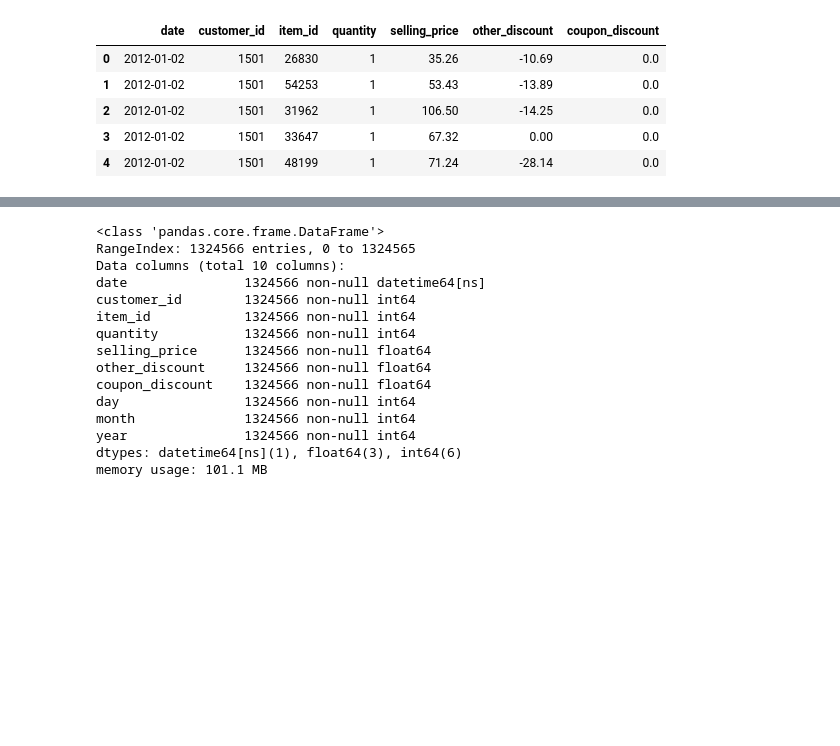
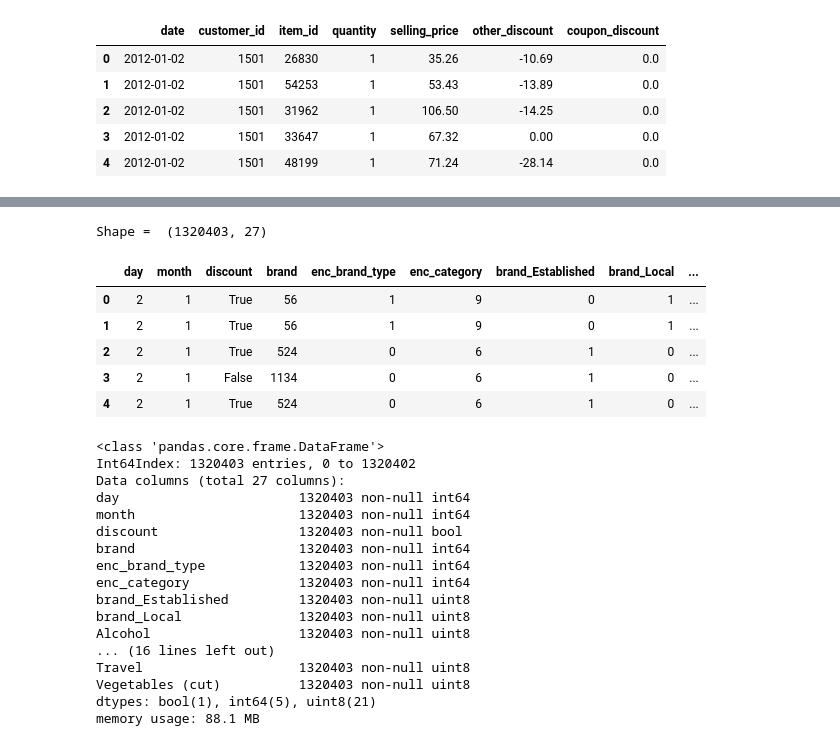
Before and after one commit to agolia14/Coupan-Redemption-Prediction, a Jupyter notebook: Customer_Transaction_Analysis.ipynb, the cells around one changed output, grey strips where cells are left out. Drawn from its saved outputs; the diff is of its cells as text; code cells hidden in the pictures; blank space fills up the shorter version.

```diff
--- a/Customer_Transaction_Analysis.ipynb
+++ b/Customer_Transaction_Analysis.ipynb
@@ -47,6 +43,8 @@ Encountered 3 file(s) that should have been pointers, but weren't:
 !git push origin
 # %%
 raw = pd.read_csv("data/train/customer_transaction_data.csv", parse_dates=['date'], infer_datetime_format=True)
+cust_demographics = np.load("npy/customer_demographics.npy", allow_pickle=True)
+item_data = np.load("npy/item_data.npy", allow_pickle=True)
 raw.head()
 # %% [output]
 |  | date | customer_id | item_id | quantity | selling_price | other_discount | coupon_discount |
@@ -89,18 +79,34 @@ dtype: object
+# %%
+data_cust = data.copy()#.merge(cust_demographics, how = "left").drop(["customer_id"], axis=1)
+data_cust_item = data_cust.merge(item_data, how = "left").drop(["item_id",'customer_id','year'], axis=1)
+data_cust_item.fillna(-1, inplace=True)
+print("Shape = ", data_cust_item.shape)
+data_cust_item.head()
+# %% [output]
+Shape =  (1320403, 27)
+|  | day | month | discount | brand | enc_brand_type | enc_category | brand_Established | brand_Local | ... |
+| 0 | 2 | 1 | True | 56 | 1 | 9 | 0 | 1 | ... |
+| 1 | 2 | 1 | True | 56 | 1 | 9 | 0 | 1 | ... |
+| 2 | 2 | 1 | True | 524 | 0 | 6 | 1 | 0 | ... |
+| 3 | 2 | 1 | False | 1134 | 0 | 6 | 1 | 0 | ... |
+| 4 | 2 | 1 | True | 524 | 0 | 6 | 1 | 0 | ... |
 # %%
-data.info()
+data_cust_item.info()
 # %% [output]
 <class 'pandas.core.frame.DataFrame'>
-RangeIndex: 1324566 entries, 0 to 1324565
-Data columns (total 10 columns):
-date               1324566 non-null datetime64[ns]
-customer_id        1324566 non-null int64
-item_id            1324566 non-null int64
-quantity           1324566 non-null int64
-selling_price      1324566 non-null float64
-other_discount     1324566 non-null float64
-coupon_discount    1324566 non-null float64
-day                1324566 non-null int64
-month              1324566 non-null int64
-year               1324566 non-null int64
-dtypes: datetime64[ns](1), float64(3), int64(6)
-memory usage: 101.1 MB
+Int64Index: 1320403 entries, 0 to 1320402
+Data columns (total 27 columns):
+day                       1320403 non-null int64
+month                     1320403 non-null int64
+discount                  1320403 non-null bool
+brand                     1320403 non-null int64
+enc_brand_type            1320403 non-null int64
+enc_category              1320403 non-null int64
+brand_Established         1320403 non-null uint8
+brand_Local               1320403 non-null uint8
+Alcohol                   1320403 non-null uint8
+... (16 lines left out)
+Travel                    1320403 non-null uint8
+Vegetables (cut)          1320403 non-null uint8
+dtypes: bool(1), int64(5), uint8(21)
+memory usage: 88.1 MB
```
Also changed, not shown: parts of 16 cells of this notebook.
